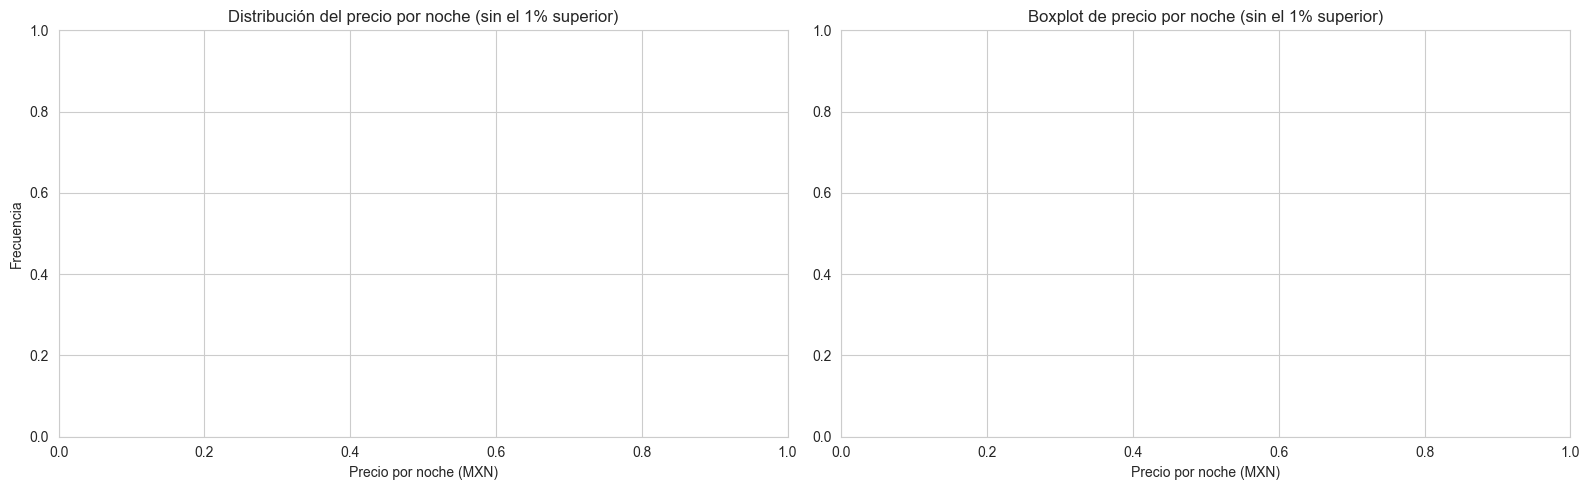
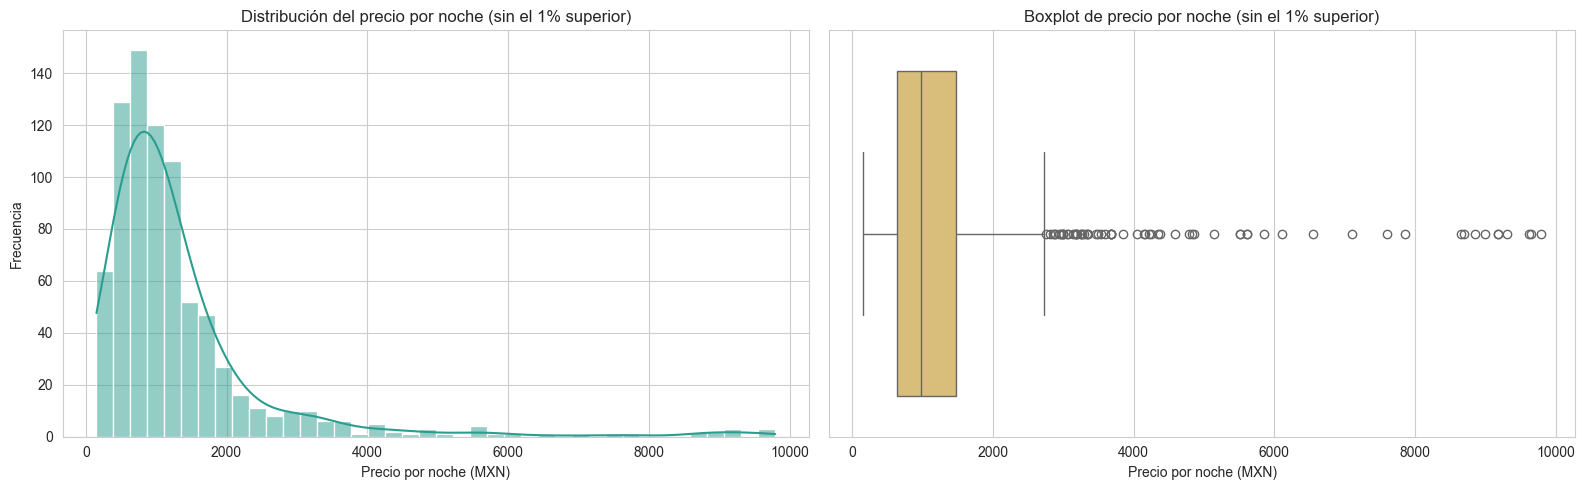
The change to this notebook cell's code, shown as a diff; its figure went from the first image to the second:
--- before
+++ after
@@ -1,13 +1,16 @@
-fig, axes = plt.subplots(1, 2, figsize=(16, 5))
+if df_price_plot.empty:
+    print('No hay datos validos en price_num para graficar. Ejecuta primero la celda de preparacion.')
+else:
+    fig, axes = plt.subplots(1, 2, figsize=(16, 5))
 
-sns.histplot(df_price_plot['price_num'], bins=40, kde=True, ax=axes[0], color='#2a9d8f')
-axes[0].set_title('Distribución del precio por noche (sin el 1% superior)')
-axes[0].set_xlabel('Precio por noche (MXN)')
-axes[0].set_ylabel('Frecuencia')
+    sns.histplot(df_price_plot['price_num'], bins=40, kde=True, ax=axes[0], color='#2a9d8f')
+    axes[0].set_title('Distribución del precio por noche (sin el 1% superior)')
+    axes[0].set_xlabel('Precio por noche (MXN)')
+    axes[0].set_ylabel('Frecuencia')
 
-sns.boxplot(x=df_price_plot['price_num'], ax=axes[1], color='#e9c46a')
-axes[1].set_title('Boxplot de precio por noche (sin el 1% superior)')
-axes[1].set_xlabel('Precio por noche (MXN)')
+    sns.boxplot(x=df_price_plot['price_num'], ax=axes[1], color='#e9c46a')
+    axes[1].set_title('Boxplot de precio por noche (sin el 1% superior)')
+    axes[1].set_xlabel('Precio por noche (MXN)')
 
-plt.tight_layout()
-plt.show()
+    plt.tight_layout()
+    plt.show()

Commit: Implement feature X to enhance user experience and fix bug Y in module Z